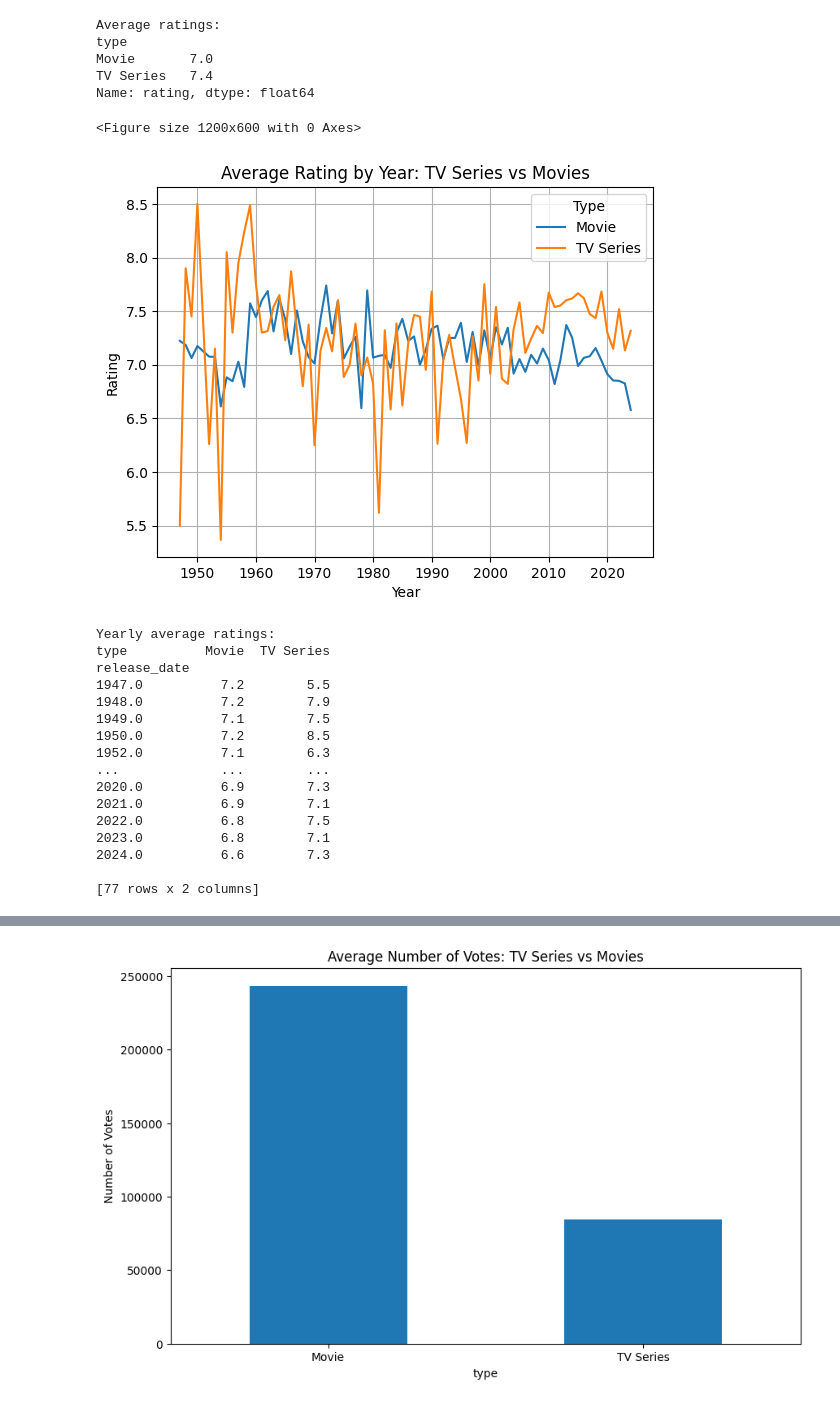
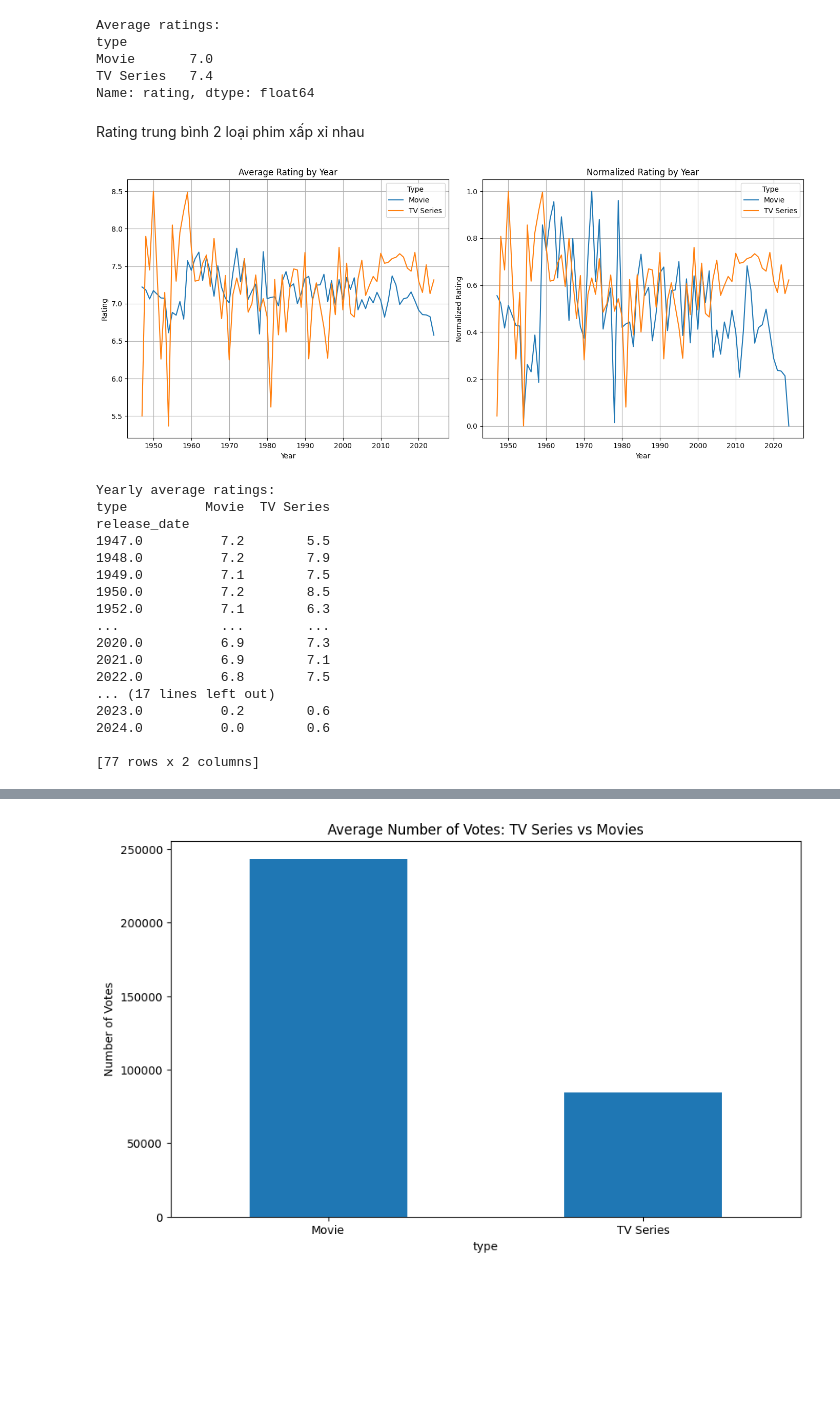
Before and after one commit to phuocnguyen2412/movie-analyst, a Jupyter notebook: Analyze_data_4.ipynb, the cells around one changed output, grey strips where cells are left out. Drawn from its saved outputs; the diff is of its cells as text; code cells hidden in the pictures; blank space fills up the shorter version.

```diff
--- a/Analyze_data_4.ipynb
+++ b/Analyze_data_4.ipynb
@@ -49,39 +50,62 @@ type
 Movie       7.0
 TV Series   7.4
 Name: rating, dtype: float64
+# %% [markdown]
+Rating trung bình 2 loại phim xấp xỉ nhau
 # %%
 # Tính rating trung bình theo năm và type
 yearly_ratings = df.groupby(['release_date', 'type'])['rating'].mean().unstack()
 yearly_ratings = yearly_ratings.dropna()
 
+# Chuẩn hóa dữ liệu
+scaler = MinMaxScaler()
+normalized_ratings = pd.DataFrame(scaler.fit_transform(yearly_ratings),
+                                  columns=yearly_ratings.columns,
+                                  index=yearly_ratings.index)
+
 # Vẽ biểu đồ line
-plt.figure(figsize=(12, 6))
-yearly_ratings.plot(kind='line')
-plt.title('Average Rating by Year: TV Series vs Movies')
-plt.xlabel('Year')
-plt.ylabel('Rating')
-plt.legend(title='Type')
-plt.grid(True)
+fig, axes = plt.subplots(1, 2, figsize=(14, 6))
+
+# Biểu đồ gốc
+yearly_ratings.plot(ax=axes[0], kind='line')
+axes[0].set_title('Average Rating by Year')
+axes[0].set_xlabel('Year')
+axes[0].set_ylabel('Rating')
+axes[0].legend(title='Type')
+axes[0].grid(True)
+
+# Biểu đồ chuẩn hóa
+normalized_ratings.plot(ax=axes[1], kind='line')
+axes[1].set_title('Normalized Rating by Year')
+axes[1].set_xlabel('Year')
+axes[1].set_ylabel('Normalized Rating')
+axes[1].legend(title='Type')
+axes[1].grid(True)
+
+plt.tight_layout()
 plt.show()
 
 print("\nYearly average ratings:")
 print(yearly_ratings)
+
+print("\nNormalized yearly ratings:")
+print(normalized_ratings)
 # %% [output]
+[figure, new version]
-<Figure size 1200x600 with 0 Axes>
+Yearly average ratings:
+type          Movie  TV Series
+release_date
+1947.0          7.2        5.5
+1948.0          7.2        7.9
+1949.0          7.1        7.5
+1950.0          7.2        8.5
+1952.0          7.1        6.3
+...             ...        ...
+2020.0          6.9        7.3
+2021.0          6.9        7.1
+2022.0          6.8        7.5
+... (17 lines left out)
+2023.0          0.2        0.6
+2024.0          0.0        0.6
+
+[77 rows x 2 columns]
-[figure, old version]
-Yearly average ratings:
-type          Movie  TV Series
-release_date
-1947.0          7.2        5.5
-1948.0          7.2        7.9
-1949.0          7.1        7.5
-1950.0          7.2        8.5
-1952.0          7.1        6.3
-...             ...        ...
-2020.0          6.9        7.3
-2021.0          6.9        7.1
-2022.0          6.8        7.5
-2023.0          6.8        7.1
-2024.0          6.6        7.3
-
-[77 rows x 2 columns]
```
Also changed, not shown: parts of 13 cells of this notebook, 1 other file.
